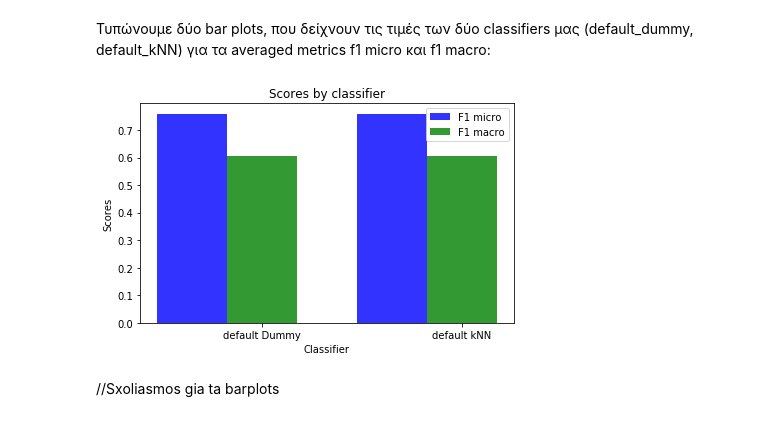
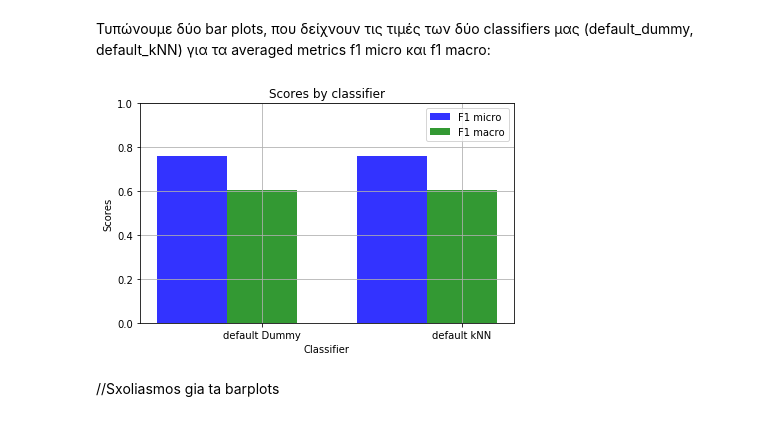
Before and after one commit to georgeaidinis/NTUA, a Jupyter notebook: NN/Lab 1/Lab_1_Small_NN.ipynb, the cells around one changed output. Drawn from its saved outputs; the diff is of its cells as text; code cells hidden in the pictures.

```diff
--- a/NN/Lab 1/Lab_1_Small_NN.ipynb
+++ b/NN/Lab 1/Lab_1_Small_NN.ipynb
@@ -724,34 +724,37 @@ F1 micro score for the default kNN classifier is:  0.7586206896551724
 # %%
 n_groups = 2
 f1_micro = (f1_score(test_labels, preds1, average = 'micro'), f1_score(test_labels, preds2, average = 'micro'))
 f1_macro = (f1_score(test_labels, preds1, average = 'macro'), f1_score(test_labels, preds2, average = 'macro'))
 
 
 fig, ax = plt.subplots()
 index = np.arange(n_groups)
 bar_width = 0.35
 opacity = 0.8
 
 rects1 = plt.bar(index, f1_micro, bar_width,
 alpha=opacity,
 color='b',
 label='F1 micro')
 
 rects2 = plt.bar(index + bar_width, f1_macro, bar_width,
 alpha=opacity,
 color='g',
 label='F1 macro')
 
 plt.xlabel('Classifier')
 plt.ylabel('Scores')
 plt.title('Scores by classifier')
 plt.xticks(index + bar_width, ('default Dummy', 'default kNN'))
 plt.legend()
+plt.ylim(0, 1)
+plt.grid(True)
+
 
 plt.tight_layout()
 plt.show()
 # %% [output]
-[figure, old version]
+[figure, new version]
 # %% [markdown]
 //Sxoliasmos gia ta barplots
 # %% [markdown]
```
